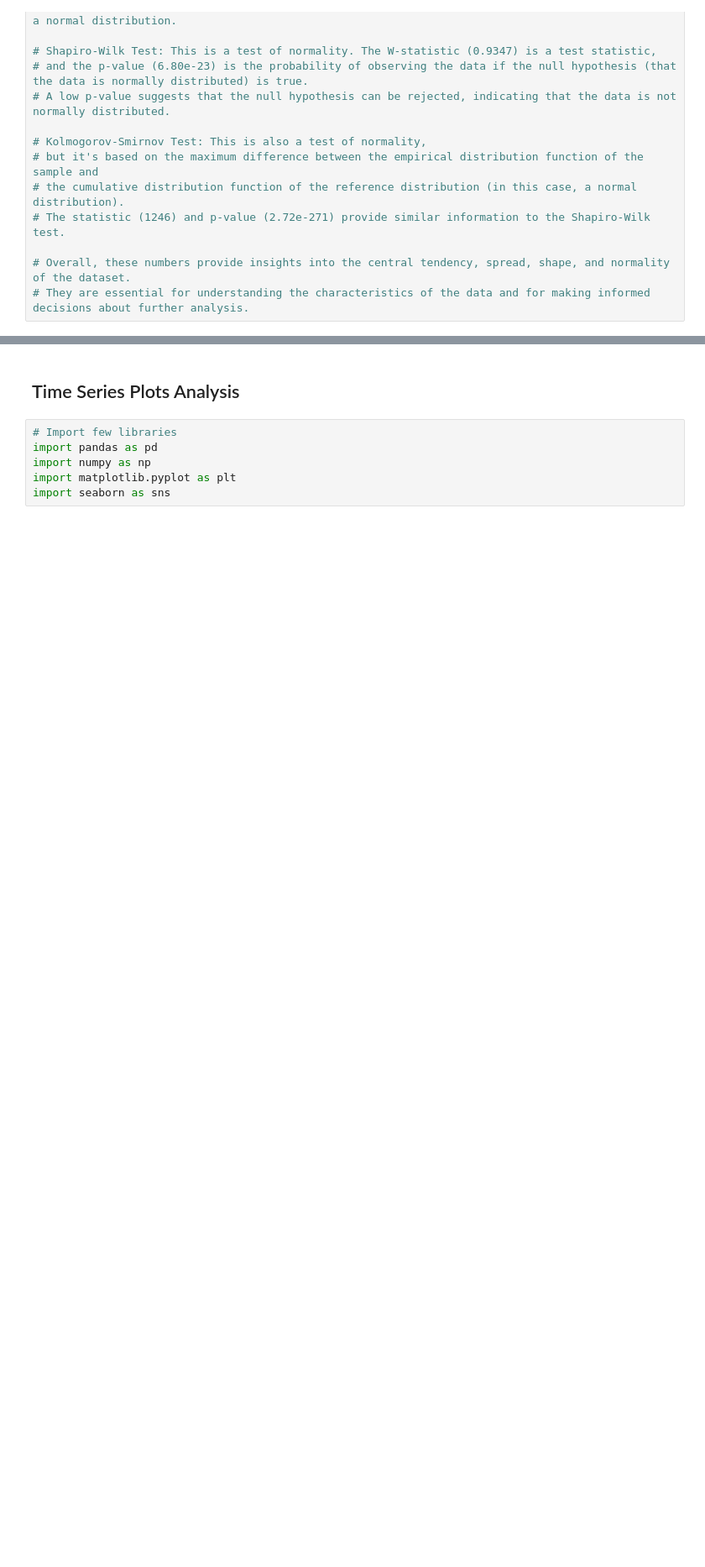
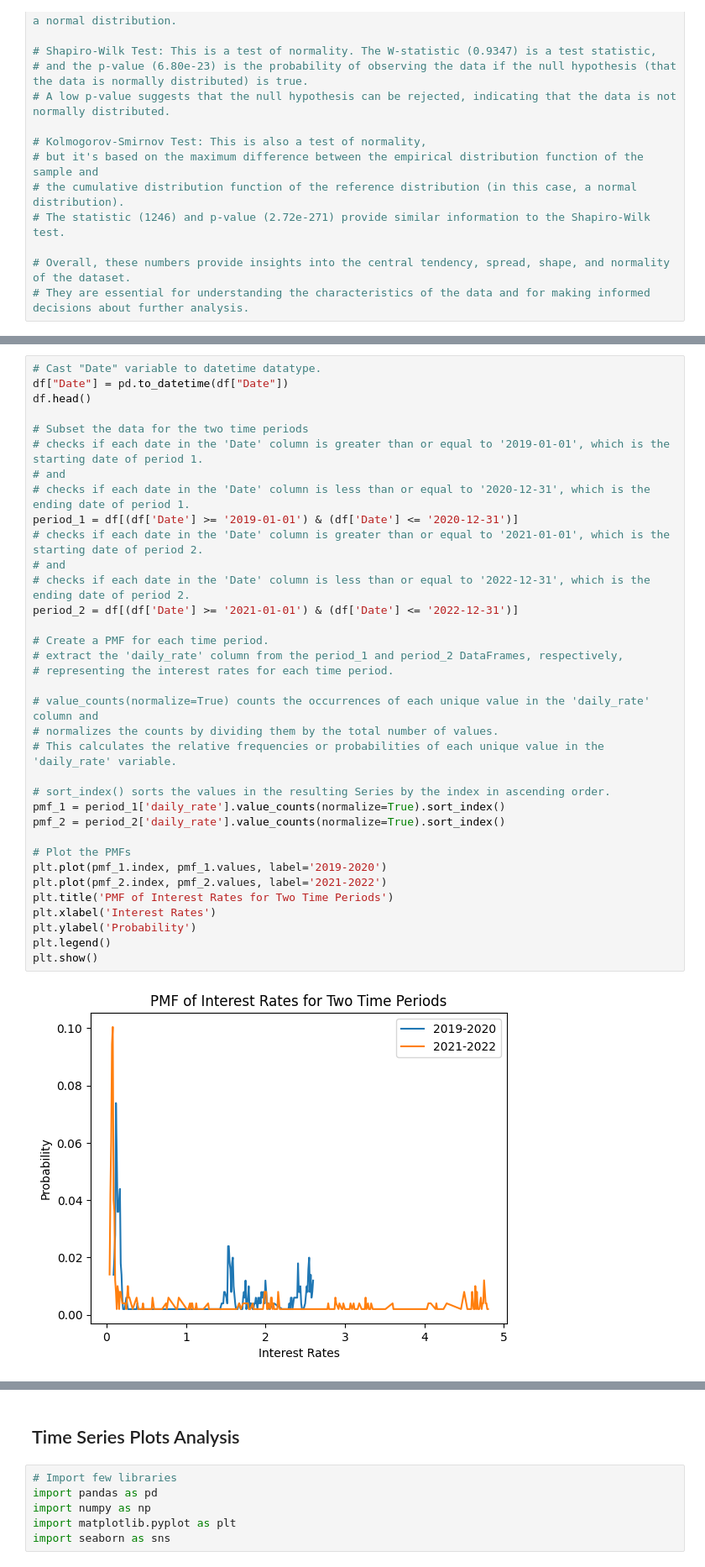
Before and after one commit to henrypham1470/DSC680, a Jupyter notebook: Projects/Predicting Stock Market Performance/Coding/DSC680_Pham_Project3.ipynb, the cells around one changed output, grey strips where cells are left out. Shown at 84% size. Cells and saved outputs as stored; diff of their text form; blank space fills up the shorter version.

```diff
--- a/Projects/Predicting Stock Market Performance/Coding/DSC680_Pham_Project3.ipynb
+++ b/Projects/Predicting Stock Market Performance/Coding/DSC680_Pham_Project3.ipynb
@@ -1192,0 +1201,37 @@ Kolmogorov-Smirnov Test (statistic): 1214.595706662831, p-value: 1.7942932629115
+# %%
+# Cast "Date" variable to datetime datatype.
+df["Date"] = pd.to_datetime(df["Date"])
+df.head()
+
+# Subset the data for the two time periods
+# checks if each date in the 'Date' column is greater than or equal to '2019-01-01', which is the starting date of period 1.
+# and
+# checks if each date in the 'Date' column is less than or equal to '2020-12-31', which is the ending date of period 1.
+period_1 = df[(df['Date'] >= '2019-01-01') & (df['Date'] <= '2020-12-31')]
+# checks if each date in the 'Date' column is greater than or equal to '2021-01-01', which is the starting date of period 2.
+# and
+# checks if each date in the 'Date' column is less than or equal to '2022-12-31', which is the ending date of period 2.
+period_2 = df[(df['Date'] >= '2021-01-01') & (df['Date'] <= '2022-12-31')]
+
+# Create a PMF for each time period.
+# extract the 'daily_rate' column from the period_1 and period_2 DataFrames, respectively,
+# representing the interest rates for each time period.
+
+# value_counts(normalize=True) counts the occurrences of each unique value in the 'daily_rate' column and
+# normalizes the counts by dividing them by the total number of values.
+# This calculates the relative frequencies or probabilities of each unique value in the 'daily_rate' variable.
+
+# sort_index() sorts the values in the resulting Series by the index in ascending order.
+pmf_1 = period_1['daily_rate'].value_counts(normalize=True).sort_index()
+pmf_2 = period_2['daily_rate'].value_counts(normalize=True).sort_index()
+
+# Plot the PMFs
+plt.plot(pmf_1.index, pmf_1.values, label='2019-2020')
+plt.plot(pmf_2.index, pmf_2.values, label='2021-2022')
+plt.title('PMF of Interest Rates for Two Time Periods')
+plt.xlabel('Interest Rates')
+plt.ylabel('Probability')
+plt.legend()
+plt.show()
+# %% [output]
+[figure, added]
```
Also changed, not shown: parts of 9 cells of this notebook.
